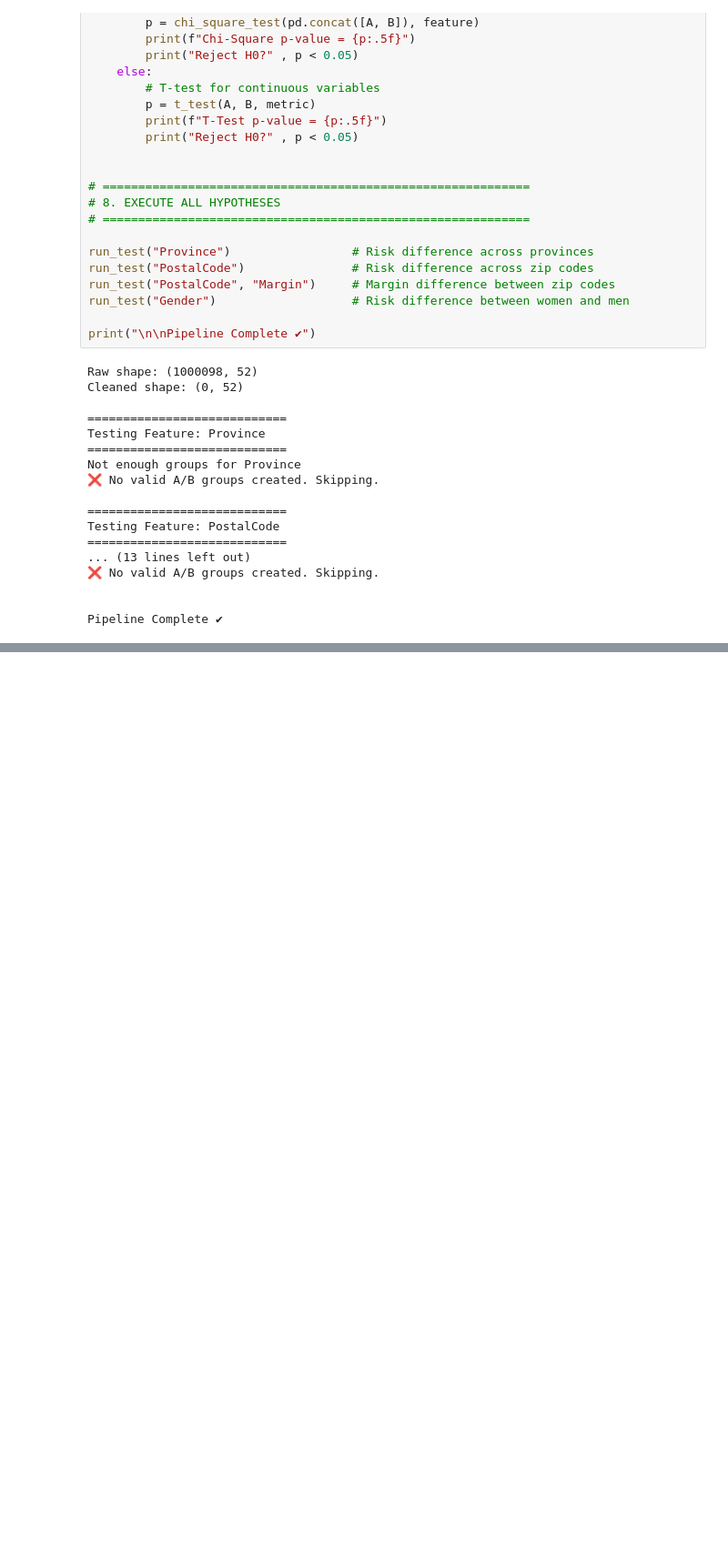
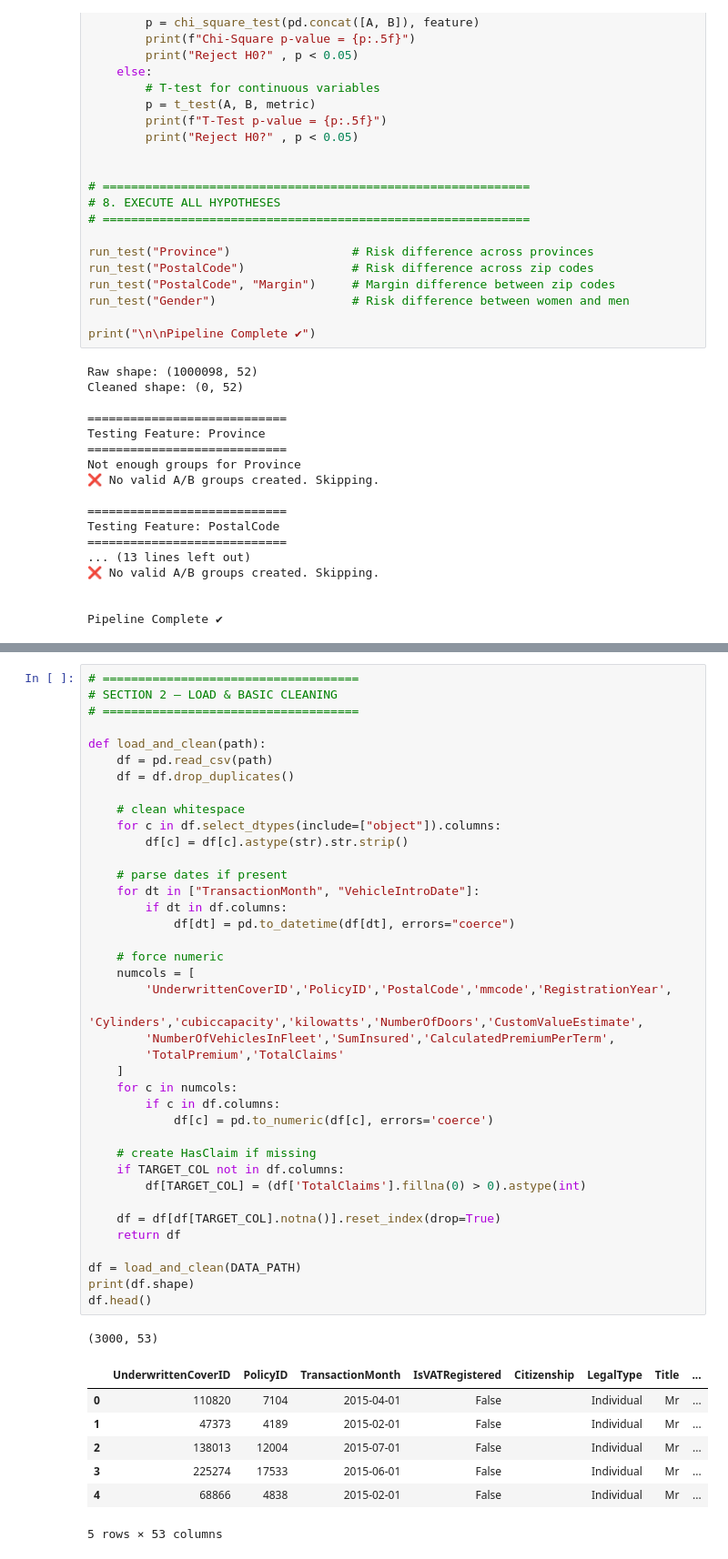
Before and after one commit to Abrhammmo/End-to-End-Insurance-Risk-Analytics-Predictive-Modeling, a Jupyter notebook: notebook/insurance.ipynb, the cells around one changed output, grey strips where cells are left out. Shown at 91% size. Saved outputs shown, nothing was run; the diff lists cells and outputs as text; blank space fills up the shorter version.

```diff
--- a/notebook/insurance.ipynb
+++ b/notebook/insurance.ipynb
@@ -1175,0 +1600,48 @@ Pipeline Complete ✔
+# %%
+# ====================================
+# SECTION 2 — LOAD & BASIC CLEANING
+# ====================================
+
+def load_and_clean(path):
+    df = pd.read_csv(path)
+    df = df.drop_duplicates()
+
+    # clean whitespace
+    for c in df.select_dtypes(include=["object"]).columns:
+        df[c] = df[c].astype(str).str.strip()
+
+    # parse dates if present
+    for dt in ["TransactionMonth", "VehicleIntroDate"]:
+        if dt in df.columns:
+            df[dt] = pd.to_datetime(df[dt], errors="coerce")
+
+    # force numeric
+    numcols = [
+        'UnderwrittenCoverID','PolicyID','PostalCode','mmcode','RegistrationYear',
+        'Cylinders','cubiccapacity','kilowatts','NumberOfDoors','CustomValueEstimate',
+        'NumberOfVehiclesInFleet','SumInsured','CalculatedPremiumPerTerm',
+        'TotalPremium','TotalClaims'
+    ]
+    for c in numcols:
+        if c in df.columns:
+            df[c] = pd.to_numeric(df[c], errors='coerce')
+
+    # create HasClaim if missing
+    if TARGET_COL not in df.columns:
+        df[TARGET_COL] = (df['TotalClaims'].fillna(0) > 0).astype(int)
+
+    df = df[df[TARGET_COL].notna()].reset_index(drop=True)
+    return df
+
+df = load_and_clean(DATA_PATH)
+print(df.shape)
+df.head()
+# %% [output]
+(3000, 53)
+|  | UnderwrittenCoverID | PolicyID | TransactionMonth | IsVATRegistered | Citizenship | LegalType | Title | ... |
+| 0 | 110820 | 7104 | 2015-04-01 | False |  | Individual | Mr | ... |
+| 1 | 47373 | 4189 | 2015-02-01 | False |  | Individual | Mr | ... |
+| 2 | 138013 | 12004 | 2015-07-01 | False |  | Individual | Mr | ... |
+| 3 | 225274 | 17533 | 2015-06-01 | False |  | Individual | Mr | ... |
+| 4 | 68866 | 4838 | 2015-02-01 | False |  | Individual | Mr | ... |
+5 rows × 53 columns
```
Also changed, not shown: parts of 13 cells of this notebook.
